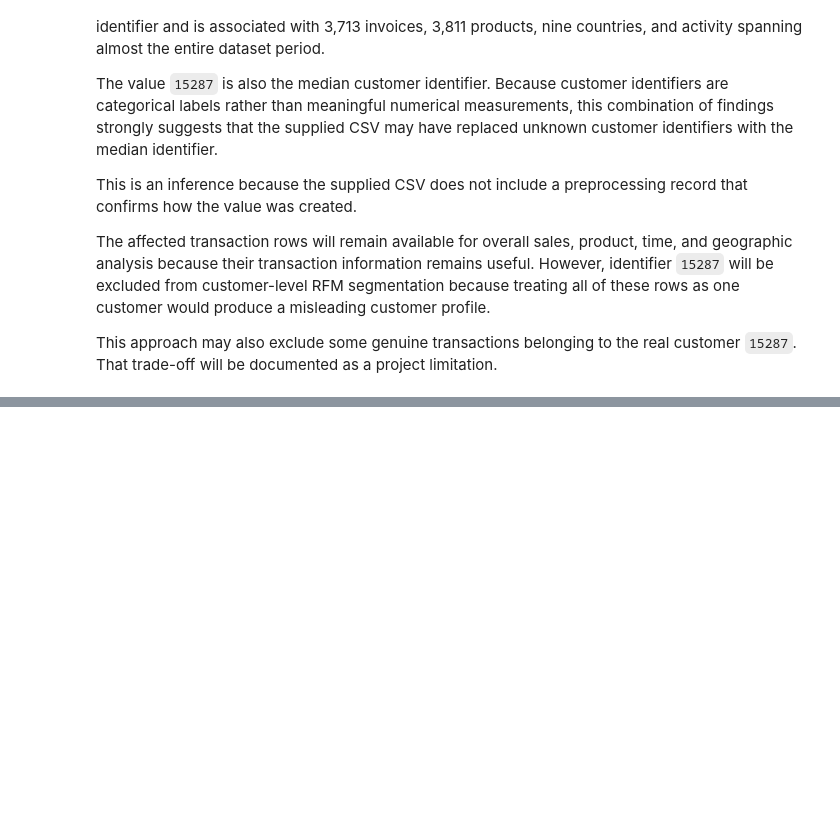
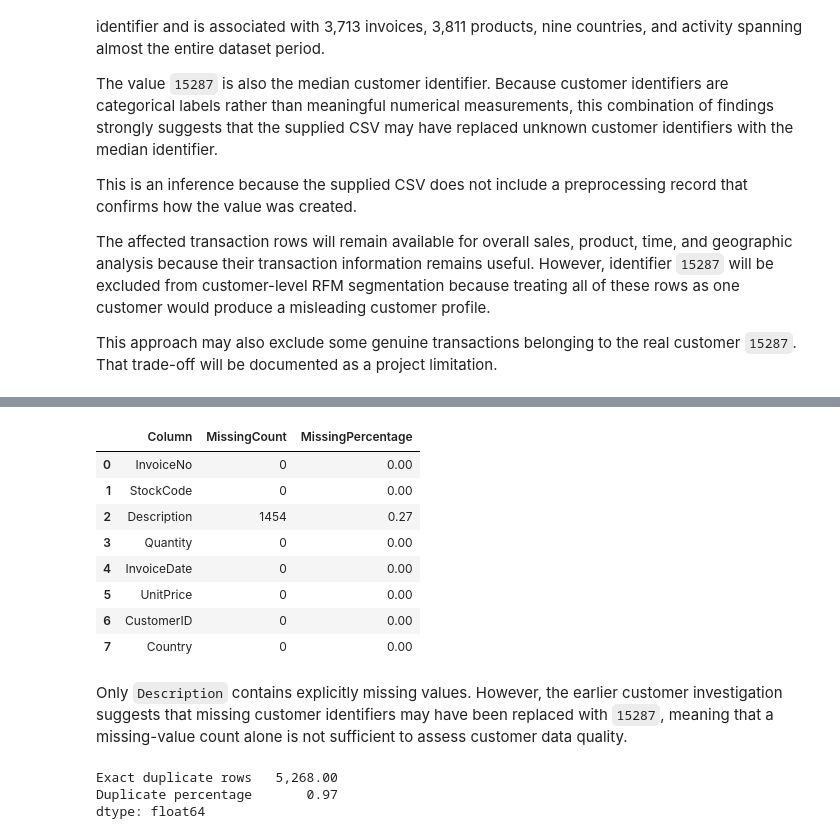
Before and after one commit to Ellusive89/CI-DA-Project-2-Online-Retail-Transaction-Analysis, a Jupyter notebook: jupyter_notebooks/01_ETL_Data_Cleaning.ipynb, the cells around one changed output, grey strips where cells are left out. Drawn from its saved outputs; the diff is of its cells as text; code cells hidden in the pictures; blank space fills up the shorter version.

```diff
--- a/jupyter_notebooks/01_ETL_Data_Cleaning.ipynb
+++ b/jupyter_notebooks/01_ETL_Data_Cleaning.ipynb
@@ -259,0 +292,24 @@ This approach may also exclude some genuine transactions belonging to the real c
+# %%
+missing_summary = (
+    df_raw.isna()
+    .sum()
+    .rename("MissingCount")
+    .reset_index()
+    .rename(columns={"index": "Column"})
+)
+
+missing_summary["MissingPercentage"] = (
+    missing_summary["MissingCount"] / len(df_raw) * 100
+)
+
+missing_summary
+# %% [output]
+|  | Column | MissingCount | MissingPercentage |
+| 0 | InvoiceNo | 0 | 0.00 |
+| 1 | StockCode | 0 | 0.00 |
+| 2 | Description | 1454 | 0.27 |
+| 3 | Quantity | 0 | 0.00 |
+| 4 | InvoiceDate | 0 | 0.00 |
+| 5 | UnitPrice | 0 | 0.00 |
+| 6 | CustomerID | 0 | 0.00 |
+| 7 | Country | 0 | 0.00 |
@@ -259,0 +332,18 @@ This approach may also exclude some genuine transactions belonging to the real c
+# %% [markdown]
+Only `Description` contains explicitly missing values. However, the earlier customer investigation suggests that missing customer identifiers may have been replaced with `15287`, meaning that a missing-value count alone is not sufficient to assess customer data quality.
+# %%
+duplicate_count = df_raw.duplicated().sum()
+duplicate_percentage = duplicate_count / len(df_raw) * 100
+
+duplicate_summary = pd.Series(
+    {
+        "Exact duplicate rows": duplicate_count,
+        "Duplicate percentage": duplicate_percentage,
+    }
+)
+
+duplicate_summary
+# %% [output]
+Exact duplicate rows   5,268.00
+Duplicate percentage       0.97
+dtype: float64
```
Also changed, not shown: parts of 16 cells of this notebook.
